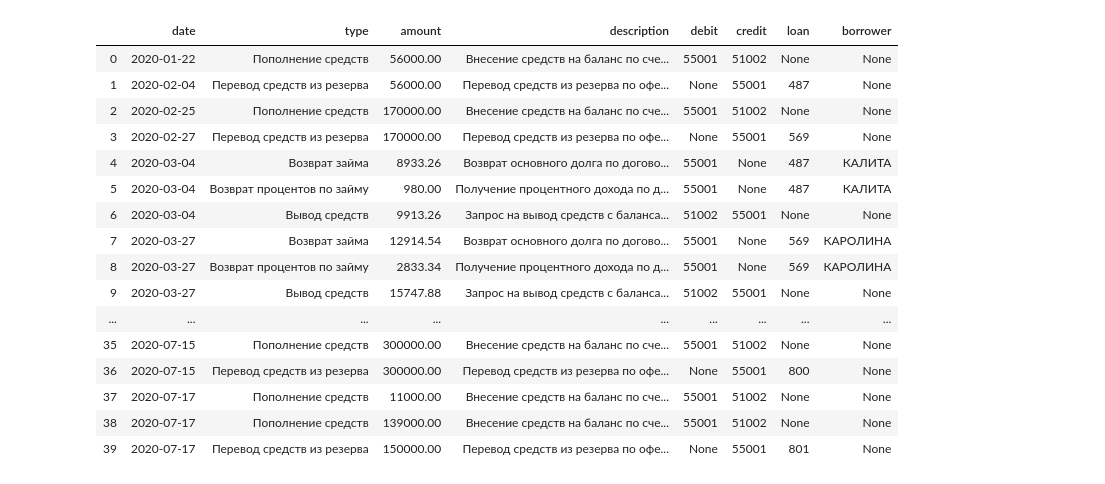
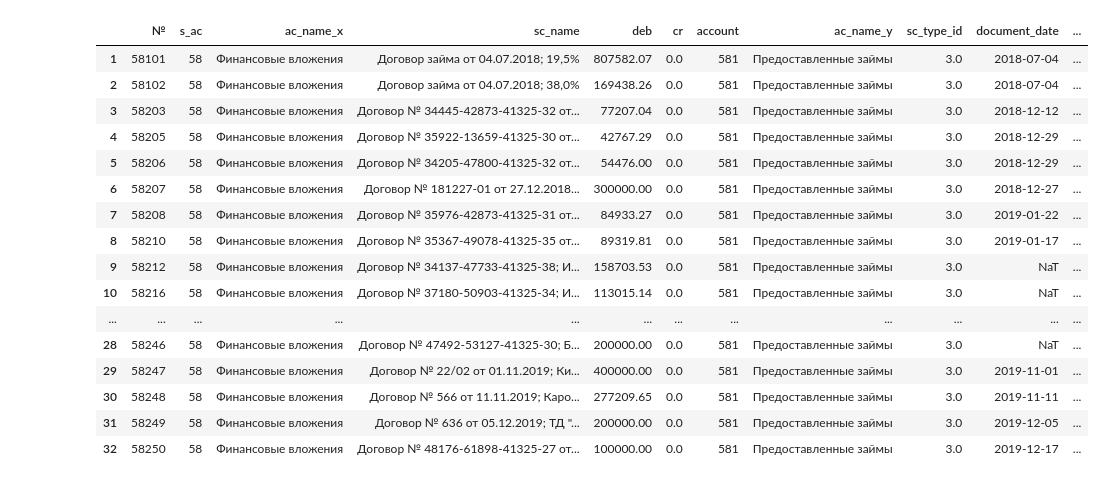
Before and after one commit to gdokuchaev/Personal, a Jupyter notebook: GDC.ipynb, the cells around one changed output. Saved outputs shown, nothing was run; the diff lists cells and outputs as text; code cells hidden in the pictures.

```diff
--- a/GDC.ipynb
+++ b/GDC.ipynb
@@ -1,16 +1,14 @@
 # %%
 import pandas as pd
 import numpy as np
-import re, os
-import sqlite3
+import re, os, sqlite3, math
 from collections import Counter
 from datetime import datetime
 
 pd.set_option('max_colwidth', 160)
 pd.set_option('mode.chained_assignment', None)
 
-#base = 'C:/Users/gdoku/YandexDisk/Компания/07 Учётные регистры и первичные документы/accounting.db'
-base = 'https://db4s.dbhub.io:5550/gdokuchaev/accounting.db?commit=bcabd4a1fa809763a3a50d0fbc07f03a6410e72c39ee50e08147b11a796fdb88&branch=master'
+base = 'C:/Users/gdoku/YandexDisk/Компания/07 Учётные регистры и первичные документы/accounting.db'
 # %%
 '''
 Обработка выписки по банковскому счёту
@@ -96,0 +75,21 @@ for file in statment_files:
+# %%
+old_base = 'C:/Users/gdoku/YandexDisk/Компания/07 Учётные регистры и первичные документы/Журнал хозяйственных операций за 2020 год.xlsm'
+mappping = 'C:/Users/gdoku/YandexDisk/Компания/07 Учётные регистры и первичные документы/mapping.xlsx'
+inc_balance = pd.read_excel(old_base, sheet_name='Аналитические счета').iloc[:-1,:10]
+inc_balance = inc_balance.iloc[:,[0,1,2,3,8,9]]
+inc_balance.columns = ['№', 's_ac', 's_name', 'name', 'deb', 'cr']
+inc_balance = inc_balance.loc[((inc_balance.deb!=0)|(inc_balance.cr!=0))&(inc_balance.s_ac!=99)]
+#inc_balance.to_excel(mappping, sheet_name='mapping', index=False)
+# %%
+inc_balance = pd.read_excel(mappping)
+conn = sqlite3.connect(base)
+c = conn.cursor()
+accounts = pd.DataFrame(c.execute('SELECT * FROM accounts').fetchall()).iloc[:,:-1]
+conn.commit()
+conn.close()
+accounts.columns = ['account', 'ac_name', 'sc_type_id']
+inc_balance = inc_balance.merge(accounts, on='account')
+loans = inc_balance[inc_balance.sc_type_id==3]
+docs = inc_balance[inc_balance.sc_type_id==4]
+other = inc_balance[(inc_balance.sc_type_id!=3)&(inc_balance.sc_type_id!=4)]
+other
@@ -97 +116,34 @@ for file in statment_files:
+# %%
+loans = loans[loans.s_ac == 58]
+l = loans.copy()
+pattern = '\d\d\.\d\d\.\d{4}'
+l['document_date'] = l.sc_name.apply(lambda x: pd.to_datetime(re.findall(
+    pattern, x)[0], format='%d.%m.%Y') if len(re.findall(pattern, x)) == 1 else None)
+pattern_num = '№ .+ от'
+l['document_number'] = l.sc_name.apply(lambda x: re.findall(
+    pattern_num, x)[0][2:-3] if len(re.findall(pattern_num, x)) == 1 else None)
+pattern_num = '№ .+;'
+l['document_number'] = l.apply(lambda x: re.findall(
+    pattern_num, x.sc_name) if pd.isnull(x.document_number) else x.document_number, axis=1)
+l['document_number'] = l.document_number.apply(
+    lambda x: (x[0] if len(x)>0 else None) if str(type(x))!='<class \'str\'>' else x)
+l
+# %% [output]
+|  | № | s_ac | ac_name_x | sc_name | deb | cr | account | ac_name_y | sc_type_id | document_date | ... |
+| 1 | 58101 | 58 | Финансовые вложения | Договор займа от 04.07.2018; 19,5% | 807582.07 | 0.0 | 581 | Предоставленные займы | 3.0 | 2018-07-04 | ... |
+| 2 | 58102 | 58 | Финансовые вложения | Договор займа от 04.07.2018; 38,0% | 169438.26 | 0.0 | 581 | Предоставленные займы | 3.0 | 2018-07-04 | ... |
+| 3 | 58203 | 58 | Финансовые вложения | Договор № 34445-42873-41325-32 от... | 77207.04 | 0.0 | 581 | Предоставленные займы | 3.0 | 2018-12-12 | ... |
+| 4 | 58205 | 58 | Финансовые вложения | Договор № 35922-13659-41325-30 от... | 42767.29 | 0.0 | 581 | Предоставленные займы | 3.0 | 2018-12-29 | ... |
+| 5 | 58206 | 58 | Финансовые вложения | Договор № 34205-47800-41325-32 от... | 54476.00 | 0.0 | 581 | Предоставленные займы | 3.0 | 2018-12-29 | ... |
+| 6 | 58207 | 58 | Финансовые вложения | Договор № 181227-01 от 27.12.2018... | 300000.00 | 0.0 | 581 | Предоставленные займы | 3.0 | 2018-12-27 | ... |
+| 7 | 58208 | 58 | Финансовые вложения | Договор № 35976-42873-41325-31 от... | 84933.27 | 0.0 | 581 | Предоставленные займы | 3.0 | 2019-01-22 | ... |
+| 8 | 58210 | 58 | Финансовые вложения | Договор № 35367-49078-41325-35 от... | 89319.81 | 0.0 | 581 | Предоставленные займы | 3.0 | 2019-01-17 | ... |
+| 9 | 58212 | 58 | Финансовые вложения | Договор № 34137-47733-41325-38; И... | 158703.53 | 0.0 | 581 | Предоставленные займы | 3.0 | NaT | ... |
+| 10 | 58216 | 58 | Финансовые вложения | Договор № 37180-50903-41325-34; И... | 113015.14 | 0.0 | 581 | Предоставленные займы | 3.0 | NaT | ... |
+| ... | ... | ... | ... | ... | ... | ... | ... | ... | ... | ... | ... |
+| 28 | 58246 | 58 | Финансовые вложения | Договор № 47492-53127-41325-30; Б... | 200000.00 | 0.0 | 581 | Предоставленные займы | 3.0 | NaT | ... |
+| 29 | 58247 | 58 | Финансовые вложения | Договор № 22/02 от 01.11.2019; Ки... | 400000.00 | 0.0 | 581 | Предоставленные займы | 3.0 | 2019-11-01 | ... |
+| 30 | 58248 | 58 | Финансовые вложения | Договор № 566 от 11.11.2019; Каро... | 277209.65 | 0.0 | 581 | Предоставленные займы | 3.0 | 2019-11-11 | ... |
+| 31 | 58249 | 58 | Финансовые вложения | Договор № 636 от 05.12.2019; ТД "... | 200000.00 | 0.0 | 581 | Предоставленные займы | 3.0 | 2019-12-05 | ... |
+| 32 | 58250 | 58 | Финансовые вложения | Договор № 48176-61898-41325-27 от... | 100000.00 | 0.0 | 581 | Предоставленные займы | 3.0 | 2019-12-17 | ... |
 # %%
@@ -135,20 +222,0 @@ statment.loc[~statment.type.isin(['Пополнение средств', 'Выв
-# %%
-statment
-# %% [output]
-|  | date | type | amount | description | debit | credit | loan | borrower |
-| 0 | 2020-01-22 | Пополнение средств | 56000.00 | Внесение средств на баланс по сче... | 55001 | 51002 | None | None |
-| 1 | 2020-02-04 | Перевод средств из резерва | 56000.00 | Перевод средств из резерва по офе... | None | 55001 | 487 | None |
-| 2 | 2020-02-25 | Пополнение средств | 170000.00 | Внесение средств на баланс по сче... | 55001 | 51002 | None | None |
-| 3 | 2020-02-27 | Перевод средств из резерва | 170000.00 | Перевод средств из резерва по офе... | None | 55001 | 569 | None |
-| 4 | 2020-03-04 | Возврат займа | 8933.26 | Возврат основного долга по догово... | 55001 | None | 487 | КАЛИТА |
-| 5 | 2020-03-04 | Возврат процентов по займу | 980.00 | Получение процентного дохода по д... | 55001 | None | 487 | КАЛИТА |
-| 6 | 2020-03-04 | Вывод средств | 9913.26 | Запрос на вывод средств с баланса... | 51002 | 55001 | None | None |
-| 7 | 2020-03-27 | Возврат займа | 12914.54 | Возврат основного долга по догово... | 55001 | None | 569 | КАРОЛИНА |
-| 8 | 2020-03-27 | Возврат процентов по займу | 2833.34 | Получение процентного дохода по д... | 55001 | None | 569 | КАРОЛИНА |
-| 9 | 2020-03-27 | Вывод средств | 15747.88 | Запрос на вывод средств с баланса... | 51002 | 55001 | None | None |
-| ... | ... | ... | ... | ... | ... | ... | ... | ... |
-| 35 | 2020-07-15 | Пополнение средств | 300000.00 | Внесение средств на баланс по сче... | 55001 | 51002 | None | None |
-| 36 | 2020-07-15 | Перевод средств из резерва | 300000.00 | Перевод средств из резерва по офе... | None | 55001 | 800 | None |
-| 37 | 2020-07-17 | Пополнение средств | 11000.00 | Внесение средств на баланс по сче... | 55001 | 51002 | None | None |
-| 38 | 2020-07-17 | Пополнение средств | 139000.00 | Внесение средств на баланс по сче... | 55001 | 51002 | None | None |
-| 39 | 2020-07-17 | Перевод средств из резерва | 150000.00 | Перевод средств из резерва по офе... | None | 55001 | 801 | None |
```
Also changed, not shown: parts of 11 cells of this notebook.
